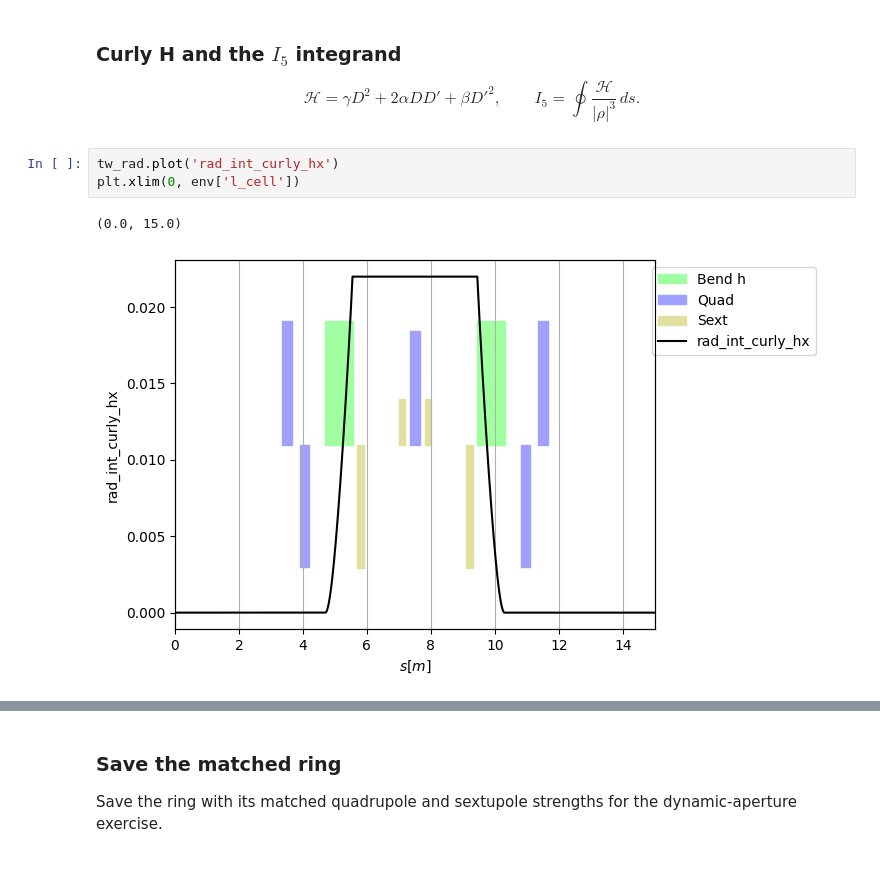
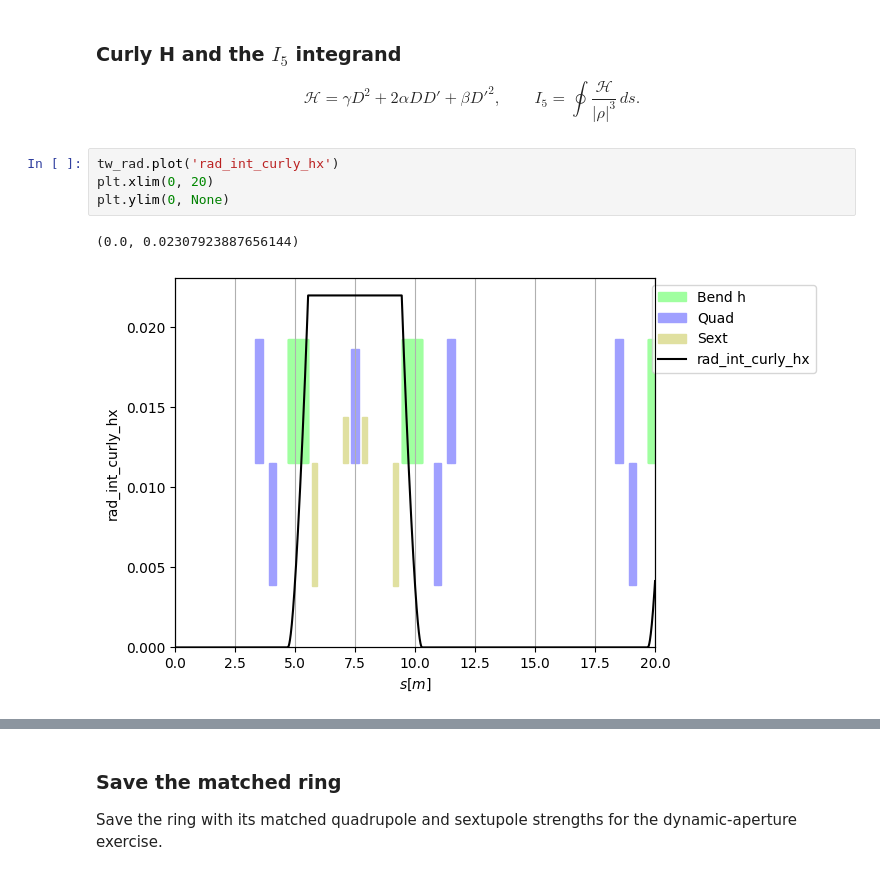
Before and after one commit to xsuite/tutorial_cas_ee_coll_and_ls, a Jupyter notebook: notebook_04_dba.ipynb, the cells around one changed output, grey strips where cells are left out. Drawn from its saved outputs; the diff is of its cells as text.

```diff
--- a/notebook_04_dba.ipynb
+++ b/notebook_04_dba.ipynb
@@ -297,9 +283,10 @@ $$
 $$
 # %%
 tw_rad.plot('rad_int_curly_hx')
-plt.xlim(0, env['l_cell'])
+plt.xlim(0, 20)
+plt.ylim(0, None)
 # %% [output]
-(0.0, 15.0)
+(0.0, 0.02307923887656144)
-[figure, old version]
+[figure, new version]
 # %%
 tw_rad.plot('rad_int_i5x_integrand')
```
Also changed, not shown: parts of 16 cells of this notebook, 1 other file.
